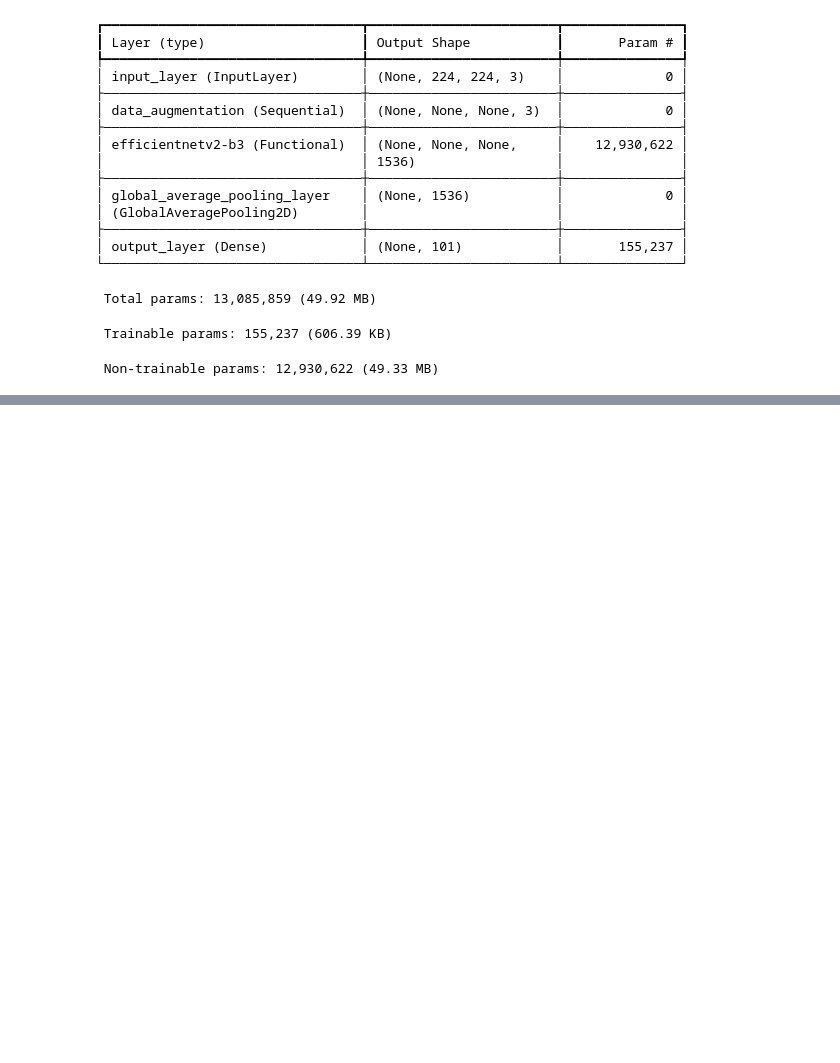
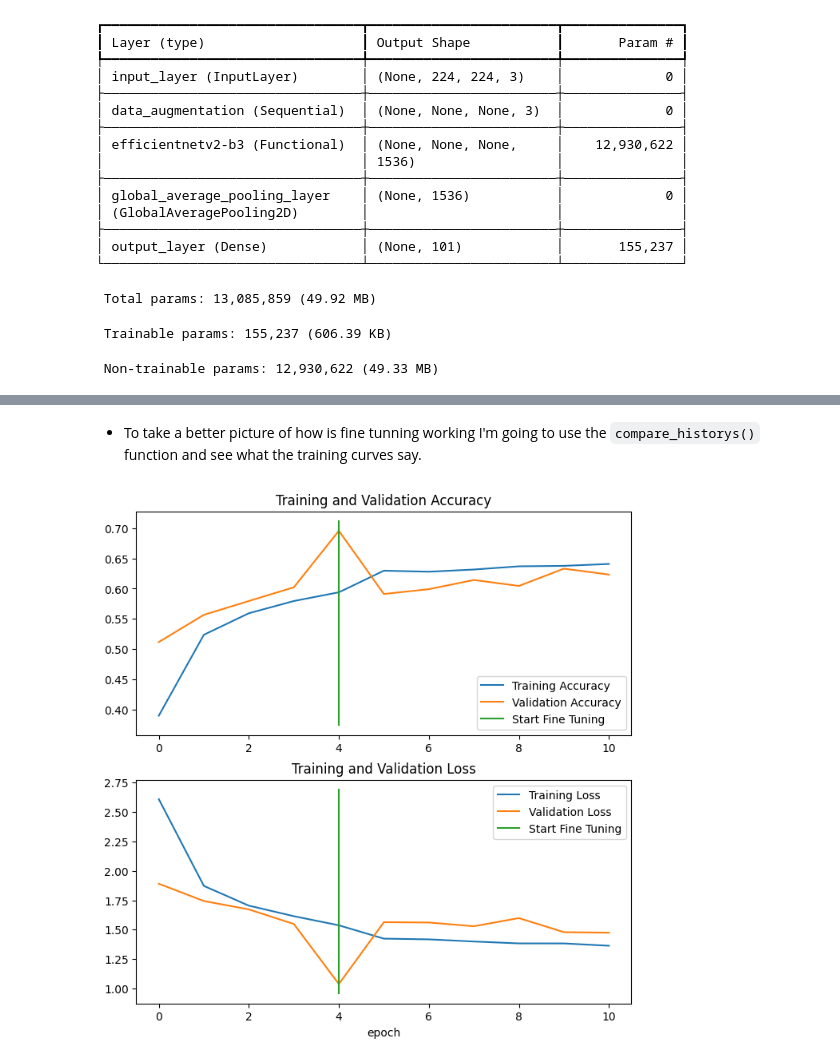
Before and after one commit to Garcialejan/Computer_vision_food_classification, a Jupyter notebook: notebooks/food_vision_big.ipynb, the cells around one changed output, grey strips where cells are left out. Drawn from its saved outputs; the diff is of its cells as text; code cells hidden in the pictures; blank space fills up the shorter version.

```diff
--- a/notebooks/food_vision_big.ipynb
+++ b/notebooks/food_vision_big.ipynb
@@ -488,0 +493,5 @@ How do the loss curves look?
+# %%
+# Recompile model with lower learning rate
+model_3.compile(loss='categorical_crossentropy',
+              optimizer=tf.keras.optimizers.Adam(1e-4), # 10x lower learning rate than default
+              metrics=['accuracy'])
@@ -488,0 +522,9 @@ How do the loss curves look?
+# %%
+# Fine-tune for 5 more epochs
+fine_tune_epochs = 10 # model has already done 5 epochs, this is the total number of epochs we're after (5+5=10)
+
+histroy_efficentnet_fine_tuned = model_3.fit(train_data_10_percent,
+                                             epochs=fine_tune_epochs,
+                                             validation_data=test_data_10_percent,
+                                             validation_steps=int(0.15 * len(test_data_10_percent)), # validate on 15% of the test data
+                                             initial_epoch=history_3.epoch[-1]) # start from previous last epoch
@@ -488,0 +551,8 @@ How do the loss curves look?
+# %% [markdown]
+- To take a better picture of how is fine tunning working I'm going to use the `compare_historys()` function and see what the training curves say.
+# %%
+compare_historys(original_history=history_3,
+                 new_history=histroy_efficentnet_fine_tuned,
+                 initial_epochs=5)
+# %% [output]
+[figure, added]
```
Also changed, not shown: parts of 35 cells of this notebook, 4 other files.
